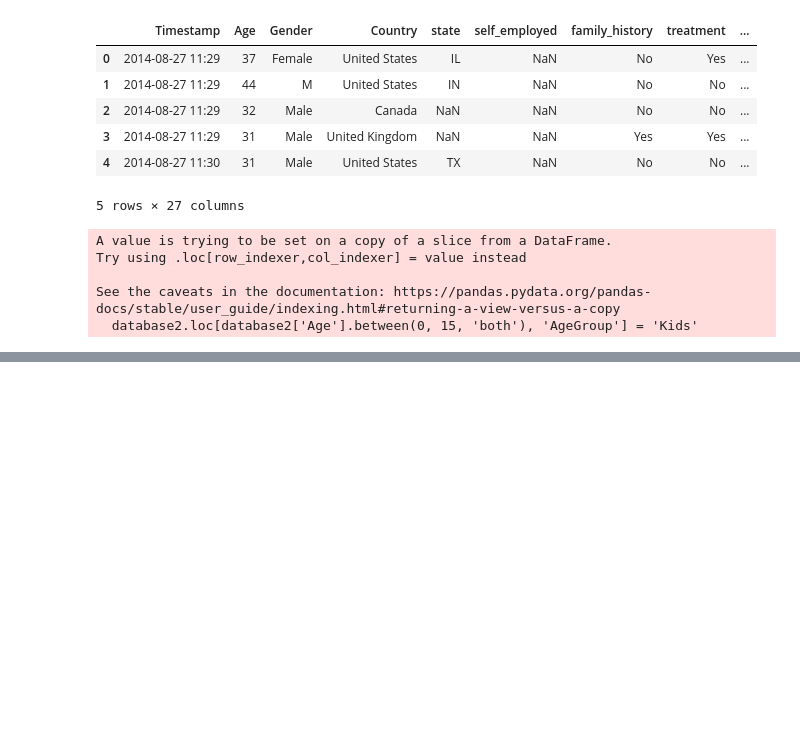
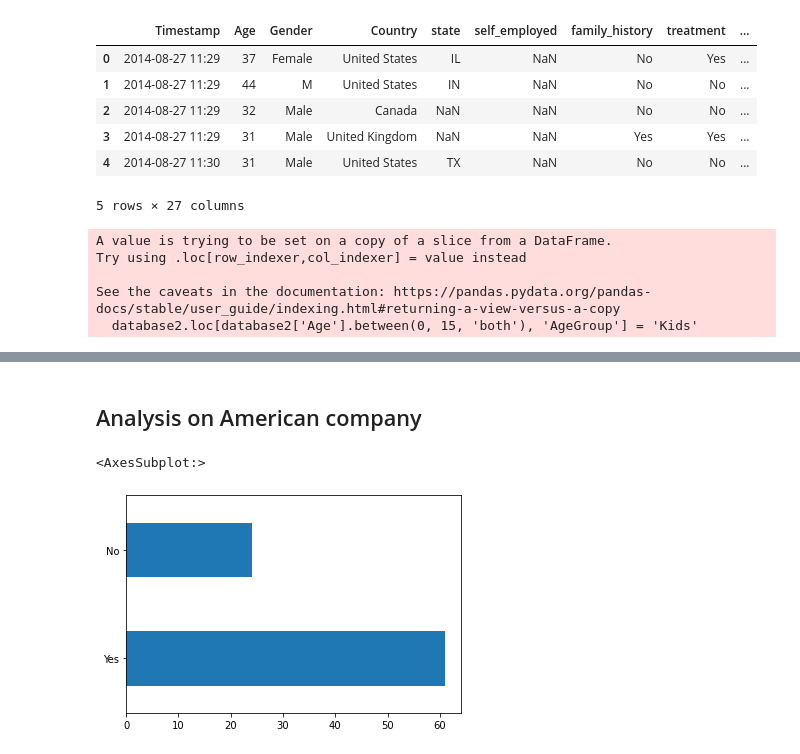
Before and after one commit to KANISHKASAXENA009/DataAnalysisToolsProject, a Jupyter notebook: DataToolsProjectAssignment.ipynb, the cells around one changed output, grey strips where cells are left out. Cells and saved outputs as stored; diff of their text form; code cells hidden in the pictures; blank space fills up the shorter version.

Commit message:
Analysis on american company

```diff
--- a/DataToolsProjectAssignment.ipynb
+++ b/DataToolsProjectAssignment.ipynb
@@ -95,0 +113,9 @@ database2.loc[(database2['care_options'].isin(['Yes'])), "care_options"] = "Yes"
+# %% [markdown]
+## Analysis on American company
+# %%
+database4 = final_data.query('benefits == "Yes" & treatment == "Yes" & Country == "American Countries" & care_options == "No"')
+
+database4['mental_health_consequence'].value_counts().plot(kind="barh")
+# %% [output]
+<AxesSubplot:>
+[figure, added]
```
Also changed, not shown: parts of 2 cells of this notebook.
